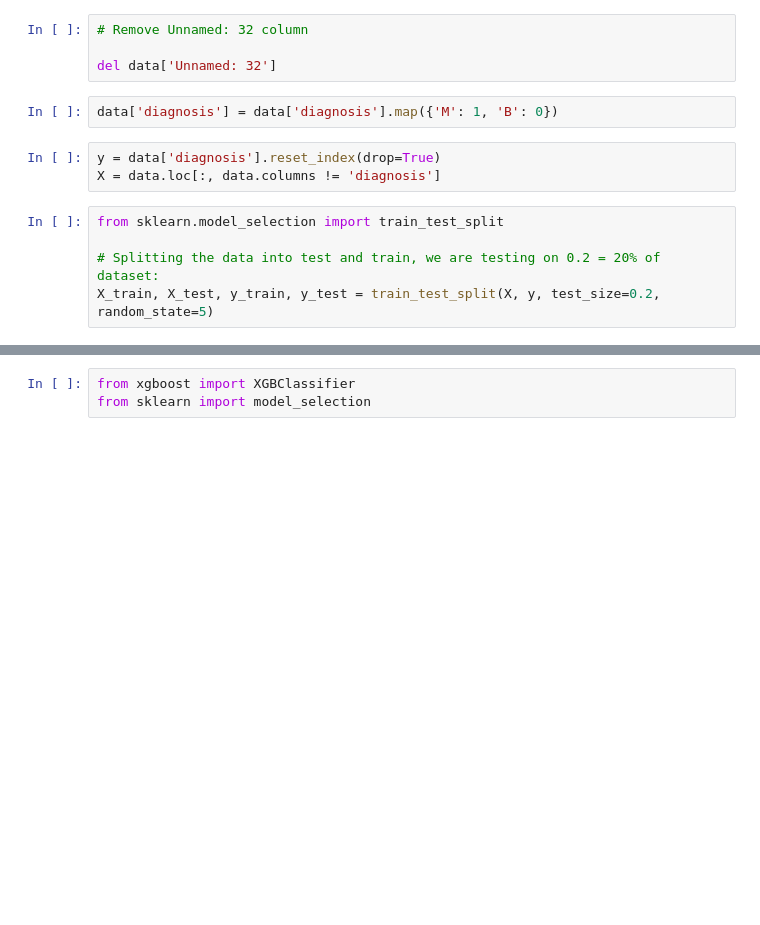
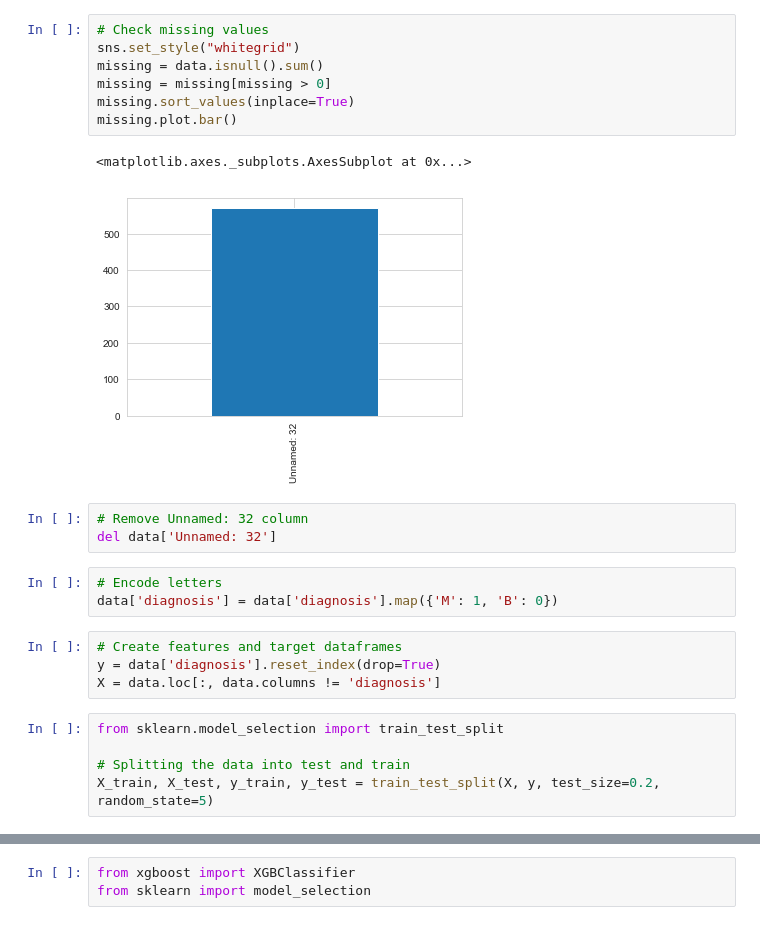
Before and after one commit to PatrickFahy99/Projects, a Jupyter notebook: Non-Finance/Cancer_classification.ipynb, the cells around one changed output, grey strips where cells are left out. Cells and saved outputs as stored; diff of their text form; blank space fills up the shorter version.

```diff
--- a/Non-Finance/Cancer_classification.ipynb
+++ b/Non-Finance/Cancer_classification.ipynb
@@ -53,14 +32,25 @@ There are 1 columns that have missing values.
+# %%
+# Check missing values
+sns.set_style("whitegrid")
+missing = data.isnull().sum()
+missing = missing[missing > 0]
+missing.sort_values(inplace=True)
+missing.plot.bar()
+# %% [output]
+<matplotlib.axes._subplots.AxesSubplot at 0x...>
+[figure, added]
 # %%
 # Remove Unnamed: 32 column
-
 del data['Unnamed: 32']
 # %%
+# Encode letters
 data['diagnosis'] = data['diagnosis'].map({'M': 1, 'B': 0})
 # %%
+# Create features and target dataframes
 y = data['diagnosis'].reset_index(drop=True)
 X = data.loc[:, data.columns != 'diagnosis']
 # %%
 from sklearn.model_selection import train_test_split
 
-# Splitting the data into test and train, we are testing on 0.2 = 20% of dataset:
+# Splitting the data into test and train
 X_train, X_test, y_train, y_test = train_test_split(X, y, test_size=0.2, random_state=5)
```
Also changed, not shown: parts of 24 cells of this notebook.
